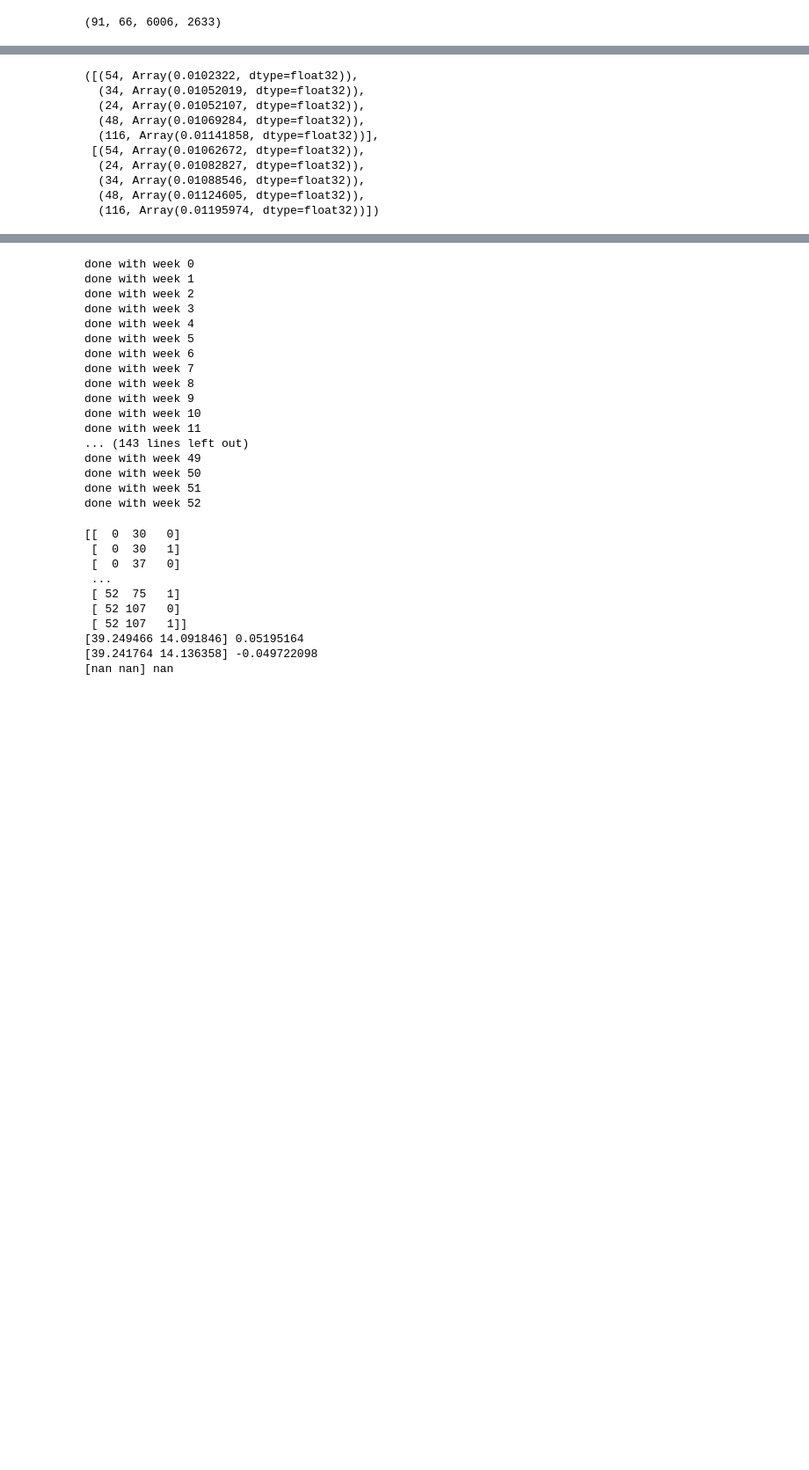
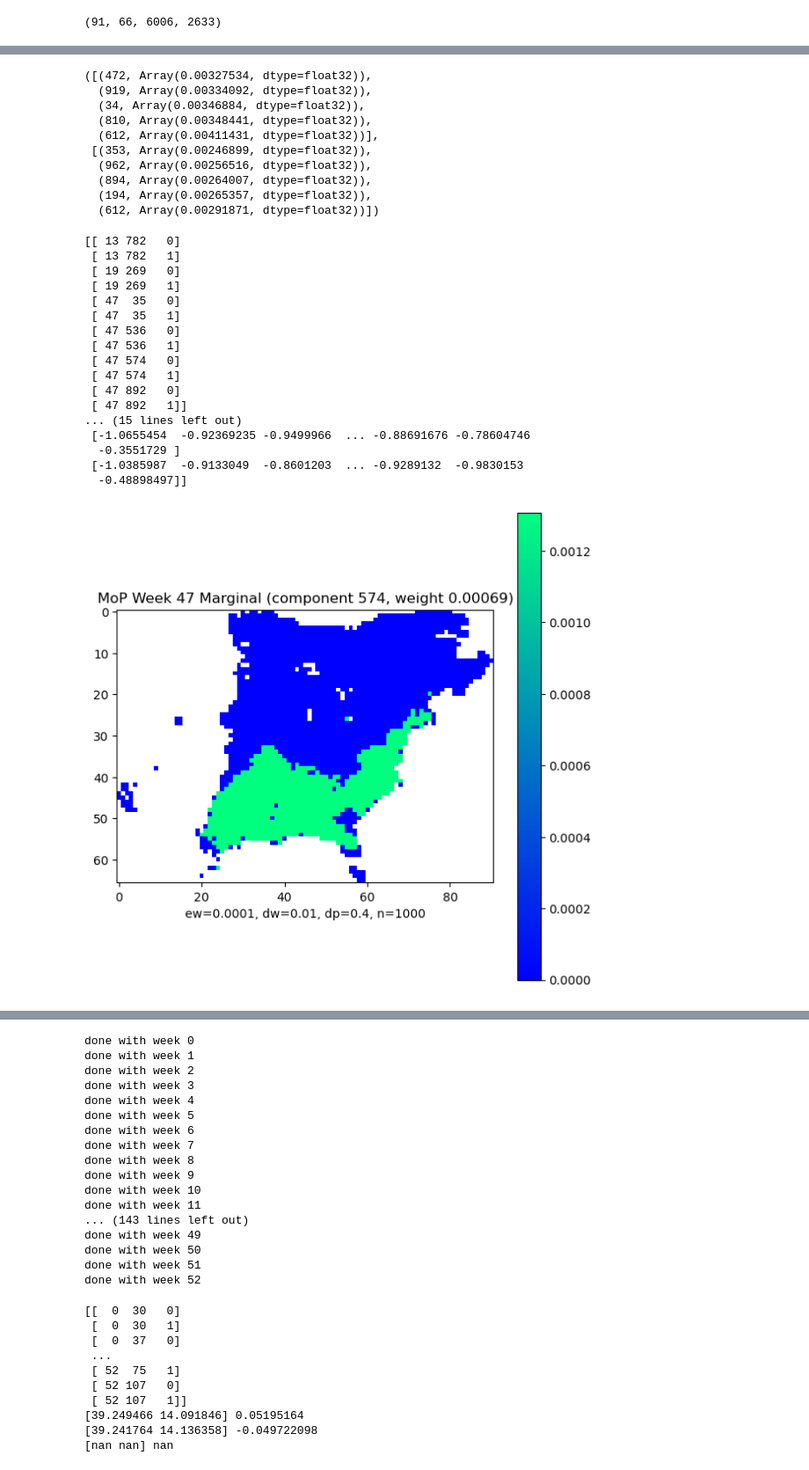
Before and after one commit to jacobe90/birdflow_mixture_of_products, a Jupyter notebook: model_exploration.ipynb, the cells around one changed output, grey strips where cells are left out. Shown at 88% size. Drawn from its saved outputs; the diff is of its cells as text; code cells hidden in the pictures; blank space fills up the shorter version.

```diff
--- a/model_exploration.ipynb
+++ b/model_exploration.ipynb
@@ -127,7 +127,7 @@ def plot_weekly_marginal_gaussian(params, week, masks, nan_mask, x_dim, y_dim, s
     model = params['params']
     metadata = params['metadata']
     weights = jnp.expand_dims(softmax(model.weights), axis=0)
-    marginal = model.single_tstep_marginal(get_marginals_of_components_for_week_vectorized(model.centers[week], model.scales[week],
+    marginal = model.single_tstep_marginal(get_marginals_of_components_for_week_vectorized(model.centers[week], jnp.maximum(model.scales[week], 0.1),
                                                                 jnp.array(model.coords[week])), weights)
     marginal_grid = make_grid(week, marginal, masks, nan_mask, x_dim, y_dim)
 
@@ -151,7 +151,7 @@ def plot_product_k_weekly_marginal_gaussian(params, k, week, masks, nan_mask, x_
     model = params['params']
     metadata = params['metadata']
     weights = jnp.expand_dims(softmax(model.weights), axis=0)
-    marginal = get_marginals_of_components_for_week(model.centers[week][k], model.scales[week][k], jnp.array(model.coords[week]))
+    marginal = get_marginals_of_components_for_week(model.centers[week][k], jnp.maximum(model.scales[week][k], 0.1), jnp.array(model.coords[week]))
     marginal_grid = make_grid(week, marginal, masks, nan_mask, x_dim, y_dim)
     weight_k = weights[0][k]
 
@@ -247,3 +247,9 @@ def load_and_store_marginal_visualizations(params, components, name, masks, nan_
             plot_weekly_marginal(params, t, masks, nan_mask, x_dim, y_dim, save_dir=save_dir)
     video_from_sequence(save_dir, timelapse_dir)
     return
+# %%
+fname = "/Users/jacobepstein/Downloads/mop_params_amewoo_48km_obs1.0_ent0.0001_dist0.01_pow0.4_n1000_key17.pkl"
+with open(fname, 'rb') as f:
+    mop_params = pickle.load(f)
+print(sorted(enumerate(softmax(mop_params['params'].weights)), key=lambda tup: tup[1])[-5:])
+print(mop_params['params'].scales[:, 116])
@@ -250,9 +267,9 @@ def load_and_store_marginal_visualizations(params, components, name, masks, nan_
 # %%
 from mixture_of_products_gaussian import MixtureOfProducts
 import pickle
-fname = "/Users/jacobepstein/Downloads/params_save_step20_n150.pkl"
+fname = "/Users/jacobepstein/Downloads/mop_params_amewoo_48km_obs1.0_ent0.0001_dist0.01_pow0.4_n1000_key17.pkl"
 with open(fname, 'rb') as f:
     mop_params = pickle.load(f)
-mop_params['metadata'] = {'ew': 1e-4, 'dw': 1e-2, 'dp': 0.4, 'n': 150}
-load_and_store_marginal_visualizations(mop_params, [54, 34, 24, 48, 116], "gaussian_params_n150_step20", masks, nan_mask, x_dim, y_dim)
+mop_params['metadata'] = {'ew': 1e-4, 'dw': 1e-2, 'dp': 0.4, 'n': 1000}
+load_and_store_marginal_visualizations(mop_params, [353, 962, 894, 194, 612], "gaussian_params_n1000_debugged", masks, nan_mask, x_dim, y_dim)
 # %% [output]
@@ -283,25 +300,51 @@ def count_collapsed_marginals(model, n, T):
 # %%
-fname = "/Users/jacobepstein/Downloads/params_save_step18_n150.pkl"
-with open(fname, 'rb') as f:
-    model_18 = pickle.load(f)['params']
-fname = "/Users/jacobepstein/Downloads/params_save_step19_n150.pkl"
-with open(fname, 'rb') as f:
-    model_19 = pickle.load(f)['params']
-fname = "/Users/jacobepstein/Downloads/params_save_step20_n150.pkl"
+fname = "/Users/jacobepstein/Downloads/params_save_step20_n1000.pkl"
 with open(fname, 'rb') as f:
     model_20 = pickle.load(f)['params']
+fname = "/Users/jacobepstein/Downloads/params_save_step100_n1000.pkl"
+with open(fname, 'rb') as f:
+    model_100 = pickle.load(f)['params']
+fname = "/Users/jacobepstein/Downloads/params_save_step150_n1000.pkl"
+with open(fname, 'rb') as f:
+    model_150 = pickle.load(f)['params']
 
-top5_19 = sorted(enumerate(softmax(model_19.weights)), key=lambda tup: tup[1])[-5:]
 top5_20 = sorted(enumerate(softmax(model_20.weights)), key=lambda tup: tup[1])[-5:]
-top5_19, top5_20
+top5_100 = sorted(enumerate(softmax(model_100.weights)), key=lambda tup: tup[1])[-5:]
+top5_20, top5_100
 # %% [output]
-([(54, Array(0.0102322, dtype=float32)),
-  (34, Array(0.01052019, dtype=float32)),
-  (24, Array(0.01052107, dtype=float32)),
-  (48, Array(0.01069284, dtype=float32)),
-  (116, Array(0.01141858, dtype=float32))],
- [(54, Array(0.01062672, dtype=float32)),
-  (24, Array(0.01082827, dtype=float32)),
-  (34, Array(0.01088546, dtype=float32)),
-  (48, Array(0.01124605, dtype=float32)),
-  (116, Array(0.01195974, dtype=float32))])
+([(472, Array(0.00327534, dtype=float32)),
+  (919, Array(0.00334092, dtype=float32)),
+  (34, Array(0.00346884, dtype=float32)),
+  (810, Array(0.00348441, dtype=float32)),
+  (612, Array(0.00411431, dtype=float32))],
+ [(353, Array(0.00246899, dtype=float32)),
+  (962, Array(0.00256516, dtype=float32)),
+  (894, Array(0.00264007, dtype=float32)),
+  (194, Array(0.00265357, dtype=float32)),
+  (612, Array(0.00291871, dtype=float32))])
+# %%
+print(jnp.argwhere(jnp.isnan(model_150.centers)))
+print(jnp.argwhere(jnp.isnan(model_150.scales)))
+print(model_100.scales)
+k = 574
+t = 47
+plot_product_k_weekly_marginal_gaussian({'params': model_100, 'metadata': {'n': 1000, 'ew': 1e-4, 'dw': 1e-2, 'dp': 0.4, 'T': 53}}, k, t, masks, nan_mask, x_dim, y_dim, save_dir=None)
+# %% [output]
+[[ 13 782   0]
+ [ 13 782   1]
+ [ 19 269   0]
+ [ 19 269   1]
+ [ 47  35   0]
+ [ 47  35   1]
+ [ 47 536   0]
+ [ 47 536   1]
+ [ 47 574   0]
+ [ 47 574   1]
+ [ 47 892   0]
+ [ 47 892   1]]
+... (15 lines left out)
+ [-1.0655454  -0.92369235 -0.9499966  ... -0.88691676 -0.78604746
+  -0.3551729 ]
+ [-1.0385987  -0.9133049  -0.8601203  ... -0.9289132  -0.9830153
+  -0.48898497]]
+[figure, added]
```
Also changed, not shown: parts of 8 cells of this notebook, 2 other files.
